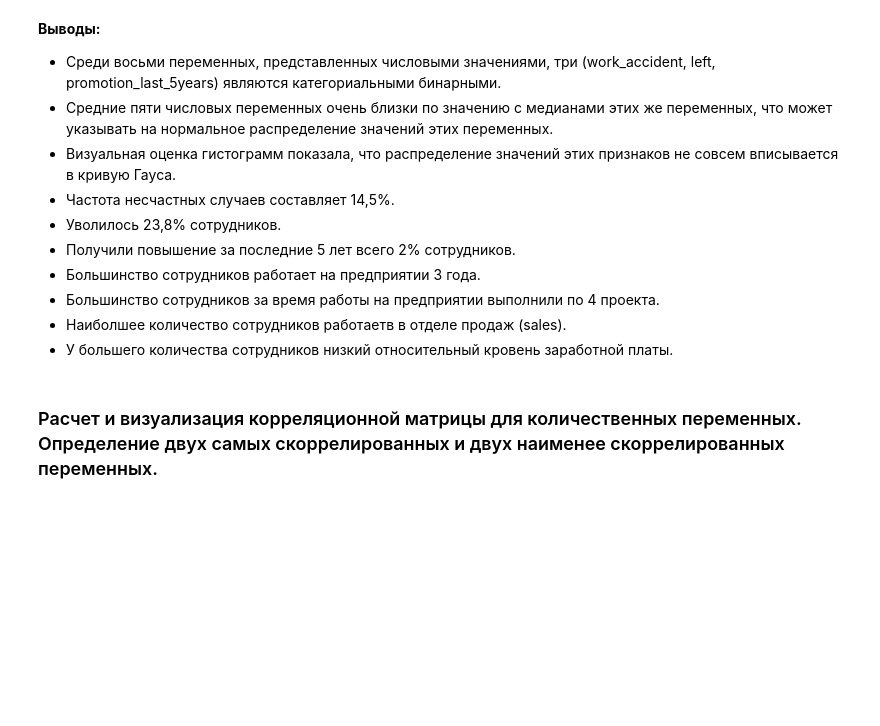
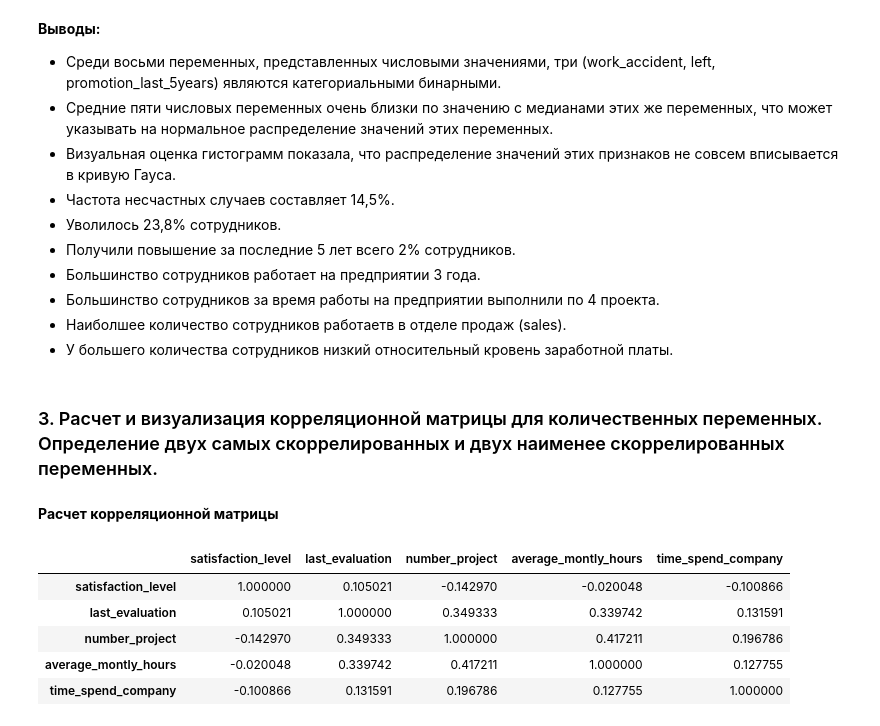
Before and after one commit to BalshowAndrew/python_statistic, a Jupyter notebook: final_work.ipynb, the cells around one changed output. Drawn from its saved outputs; the diff is of its cells as text; code cells hidden in the pictures; blank space fills up the shorter version.

```diff
--- a/final_work.ipynb
+++ b/final_work.ipynb
@@ -186,4 +187,4 @@ print(f'Мода для переменной salary = {salary_mode}')
 - Наиболшее количество сотрудников работаетв в отделе продаж (sales).
 - У большего количества сотрудников низкий относительный кровень заработной платы.
 # %% [markdown]
-### Расчет и визуализация корреляционной матрицы для количественных переменных. Определение двух самых скоррелированных и двух наименее скоррелированных переменных.
+### 3. Расчет и визуализация корреляционной матрицы для количественных переменных. Определение двух самых скоррелированных и двух наименее скоррелированных переменных.
@@ -189,0 +198,12 @@ print(f'Мода для переменной salary = {salary_mode}')
+# %% [markdown]
+**Расчет корреляционной матрицы**
+# %%
+corr_df = quant_df.corr()
+corr_df
+# %% [output]
+|  | satisfaction_level | last_evaluation | number_project | average_montly_hours | time_spend_company |
+| satisfaction_level | 1.000000 | 0.105021 | -0.142970 | -0.020048 | -0.100866 |
+| last_evaluation | 0.105021 | 1.000000 | 0.349333 | 0.339742 | 0.131591 |
+| number_project | -0.142970 | 0.349333 | 1.000000 | 0.417211 | 0.196786 |
+| average_montly_hours | -0.020048 | 0.339742 | 0.417211 | 1.000000 | 0.127755 |
+| time_spend_company | -0.100866 | 0.131591 | 0.196786 | 0.127755 | 1.000000 |
```
Also changed, not shown: parts of 14 cells of this notebook.
